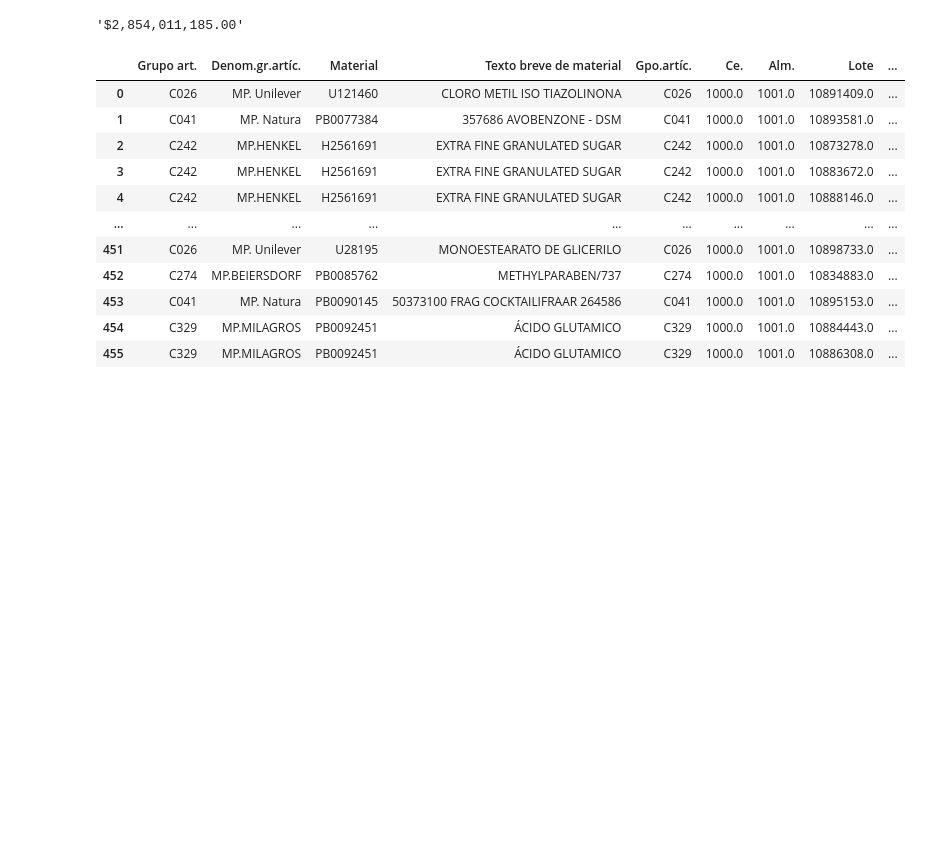
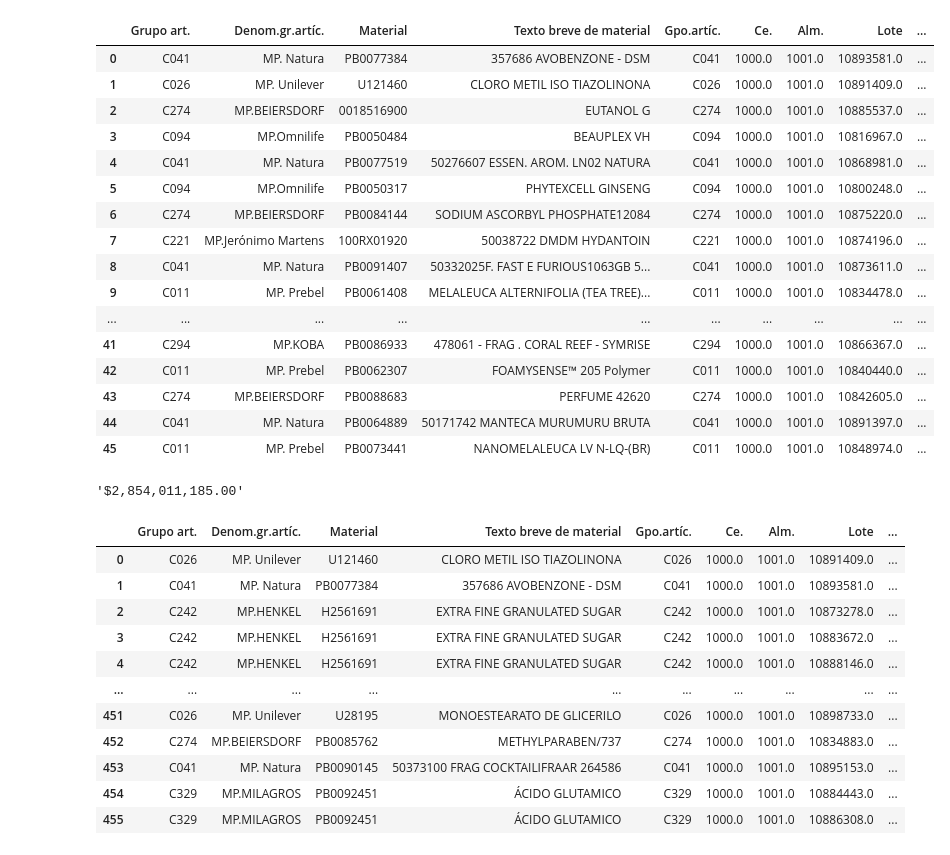
Before and after one commit to DidierMRTZ/Bot_Automa_SAP, a Jupyter notebook: Automatizaciones Prebel/Bot_Vencimiento_GR_MT/Vencimiento_GRAN_MAT.ipynb, the cells around one changed output. Cells and saved outputs as stored; diff of their text form; code cells hidden in the pictures; blank space fills up the shorter version.

```diff
--- a/Automatizaciones Prebel/Bot_Vencimiento_GR_MT/Vencimiento_GRAN_MAT.ipynb
+++ b/Automatizaciones Prebel/Bot_Vencimiento_GR_MT/Vencimiento_GRAN_MAT.ipynb
@@ -184,10 +159,10 @@ Buscar_MB52_MATERIAS=SAP_GUI.Search_MB52(Transsacion,Iniciar,provision,variant)
 
 
 
-Name_Materias="MATERIAS"  # Revisar suele no guardar
+Name_Materias="MATERIAS PRIMAS"  # Revisar suele no guardar
 SAP_GUI.Export_TXT2(Name_Materias,Iniciar)
 # Pass the route and read file
-Ruta_Materias="C:\\Users\\prac.ingindustrial2\\OneDrive - Prebel S.A\\Documentos 1\\SAP\\SAP GUI\\"+str(Name_Materias)+".txt"
+Ruta_Materias="C:\\Users\\prac.ingindustrial2\\OneDrive - Prebel S.A\\Escritorio\\SAP\\Archivos_CSV\\"+str(Name_Materias)+".txt"
 data_Materias=pd.read_csv(Ruta_Materias,delimiter="\t")
 # Change, drop and standardize columns
 data_Materias=Clean_Columns(data_Materias)
@@ -231,6 +206,26 @@ data_Materia_informe=data_Materias[['Material', 'Texto breve de material', 'Gpo.
 data_Materia_informe_vencidos=data_Materias_vencidos[['Grupo art.', 'Denom.gr.artíc.', 'Material', 'Texto breve de material',
        'Gpo.artíc.', 'Ce.', 'Alm.', 'Lote', 'UMB',
        'Cad./FPC']]
+# %%
+data_Materia_informe_vencidos
+# %% [output]
+|  | Grupo art. | Denom.gr.artíc. | Material | Texto breve de material | Gpo.artíc. | Ce. | Alm. | Lote | ... |
+| 0 | C041 | MP. Natura | PB0077384 | 357686 AVOBENZONE - DSM | C041 | 1000.0 | 1001.0 | 10893581.0 | ... |
+| 1 | C026 | MP. Unilever | U121460 | CLORO METIL ISO TIAZOLINONA | C026 | 1000.0 | 1001.0 | 10891409.0 | ... |
+| 2 | C274 | MP.BEIERSDORF | 0018516900 | EUTANOL G | C274 | 1000.0 | 1001.0 | 10885537.0 | ... |
+| 3 | C094 | MP.Omnilife | PB0050484 | BEAUPLEX VH | C094 | 1000.0 | 1001.0 | 10816967.0 | ... |
+| 4 | C041 | MP. Natura | PB0077519 | 50276607 ESSEN. AROM. LN02 NATURA | C041 | 1000.0 | 1001.0 | 10868981.0 | ... |
+| 5 | C094 | MP.Omnilife | PB0050317 | PHYTEXCELL GINSENG | C094 | 1000.0 | 1001.0 | 10800248.0 | ... |
+| 6 | C274 | MP.BEIERSDORF | PB0084144 | SODIUM ASCORBYL PHOSPHATE12084 | C274 | 1000.0 | 1001.0 | 10875220.0 | ... |
+| 7 | C221 | MP.Jerónimo Martens | 100RX01920 | 50038722 DMDM HYDANTOIN | C221 | 1000.0 | 1001.0 | 10874196.0 | ... |
+| 8 | C041 | MP. Natura | PB0091407 | 50332025F. FAST E FURIOUS1063GB 5... | C041 | 1000.0 | 1001.0 | 10873611.0 | ... |
+| 9 | C011 | MP. Prebel | PB0061408 | MELALEUCA ALTERNIFOLIA (TEA TREE)... | C011 | 1000.0 | 1001.0 | 10834478.0 | ... |
+| ... | ... | ... | ... | ... | ... | ... | ... | ... | ... |
+| 41 | C294 | MP.KOBA | PB0086933 | 478061 - FRAG . CORAL REEF - SYMRISE | C294 | 1000.0 | 1001.0 | 10866367.0 | ... |
+| 42 | C011 | MP. Prebel | PB0062307 | FOAMYSENSE™ 205 Polymer | C011 | 1000.0 | 1001.0 | 10840440.0 | ... |
+| 43 | C274 | MP.BEIERSDORF | PB0088683 | PERFUME 42620 | C274 | 1000.0 | 1001.0 | 10842605.0 | ... |
+| 44 | C041 | MP. Natura | PB0064889 | 50171742 MANTECA MURUMURU BRUTA | C041 | 1000.0 | 1001.0 | 10891397.0 | ... |
+| 45 | C011 | MP. Prebel | PB0073441 | NANOMELALEUCA LV N-LQ-(BR) | C011 | 1000.0 | 1001.0 | 10848974.0 | ... |
 # %%
 """-----------------------------GENERO SUBTOTALES------------------------------------------------------------"""
 
```
Also changed, not shown: parts of 10 cells of this notebook.
